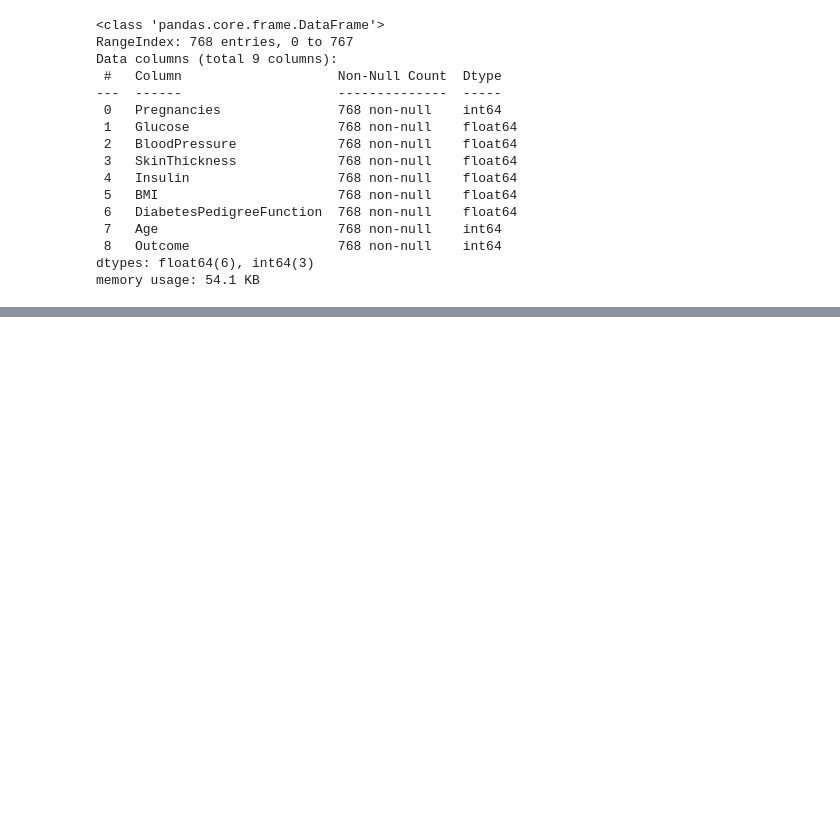
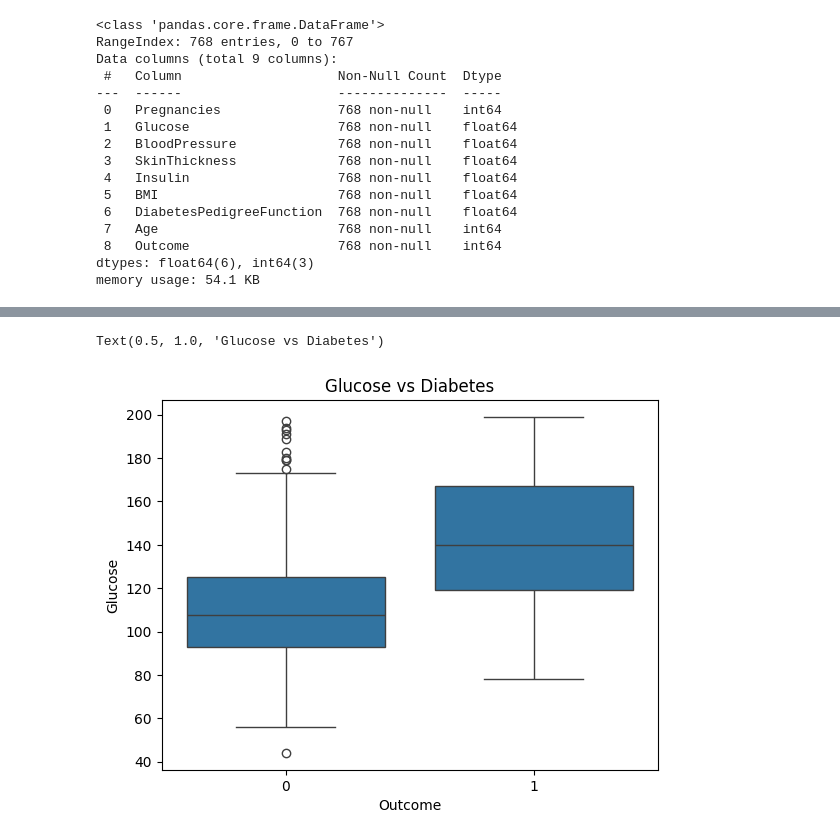
Before and after one commit to AKCcodex/Indian-Diabetes-Prediction-Classification-Model-Analysis, a Jupyter notebook: Untitled.ipynb, the cells around one changed output, grey strips where cells are left out. Cells and saved outputs as stored; diff of their text form; code cells hidden in the pictures; blank space fills up the shorter version.

```diff
--- a/Untitled.ipynb
+++ b/Untitled.ipynb
@@ -122,0 +142,5 @@ df.head()
+# %%
+sns.boxplot(x='Outcome', y='Glucose', data=df).set_title('Glucose vs Diabetes')
+# %% [output]
+Text(0.5, 1.0, 'Glucose vs Diabetes')
+[figure, added]
```
Also changed, not shown: parts of 8 cells of this notebook.
